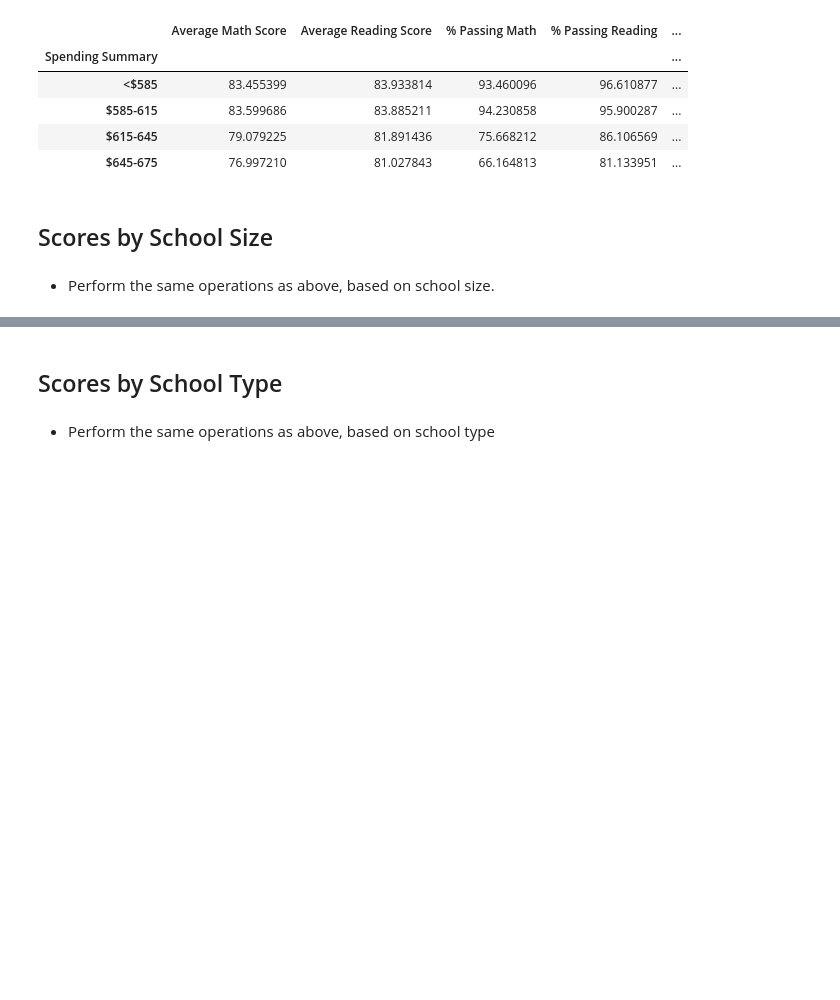
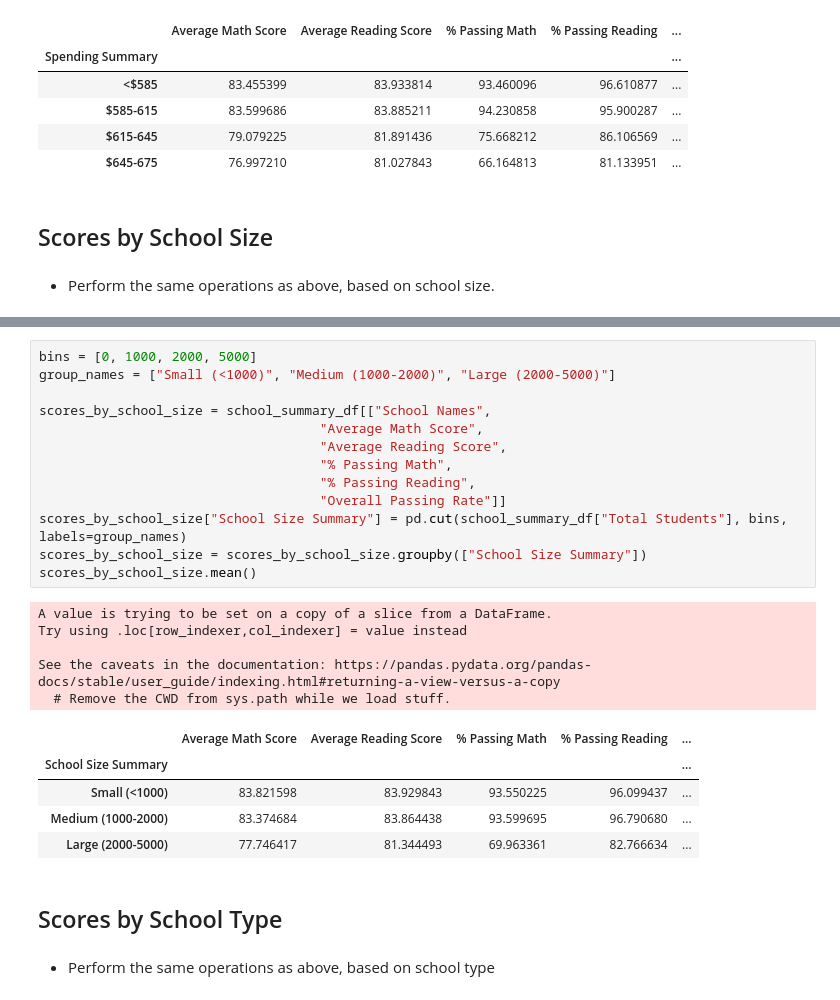
Before and after one commit to stasmruz/pandas_challange, a Jupyter notebook: PyCitySchools/PyCitySchools_starter.ipynb, the cells around one changed output, grey strips where cells are left out. Drawn from its saved outputs; the diff is of its cells as text; blank space fills up the shorter version.

```diff
--- a/PyCitySchools/PyCitySchools_starter.ipynb
+++ b/PyCitySchools/PyCitySchools_starter.ipynb
@@ -352,3 +344,27 @@ See the caveats in the documentation: https://pandas.pydata.org/pandas-docs/stab
+# %%
+bins = [0, 1000, 2000, 5000]
+group_names = ["Small (<1000)", "Medium (1000-2000)", "Large (2000-5000)"]
+
+scores_by_school_size = school_summary_df[["School Names",
+                                    "Average Math Score",
+                                    "Average Reading Score",
+                                    "% Passing Math",
+                                    "% Passing Reading",
+                                    "Overall Passing Rate"]]
+scores_by_school_size["School Size Summary"] = pd.cut(school_summary_df["Total Students"], bins, labels=group_names)
+scores_by_school_size = scores_by_school_size.groupby(["School Size Summary"])
+scores_by_school_size.mean()
+# %% [output]
+A value is trying to be set on a copy of a slice from a DataFrame.
+Try using .loc[row_indexer,col_indexer] = value instead
+
+See the caveats in the documentation: https://pandas.pydata.org/pandas-docs/stable/user_guide/indexing.html#returning-a-view-versus-a-copy
+  # Remove the CWD from sys.path while we load stuff.
+|  | Average Math Score | Average Reading Score | % Passing Math | % Passing Reading | ... |
+| School Size Summary |  |  |  |  | ... |
+| Small (<1000) | 83.821598 | 83.929843 | 93.550225 | 96.099437 | ... |
+| Medium (1000-2000) | 83.374684 | 83.864438 | 93.599695 | 96.790680 | ... |
+| Large (2000-5000) | 77.746417 | 81.344493 | 69.963361 | 82.766634 | ... |
 # %% [markdown]
 ## Scores by School Type
 # %% [markdown]
```
Also changed, not shown: parts of 4 cells of this notebook.
